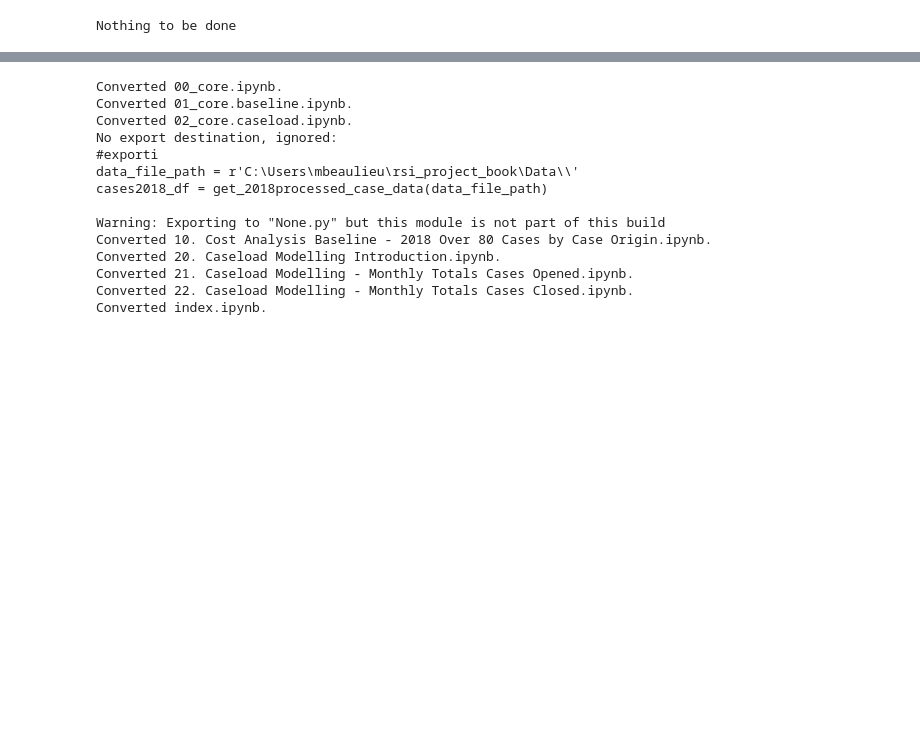
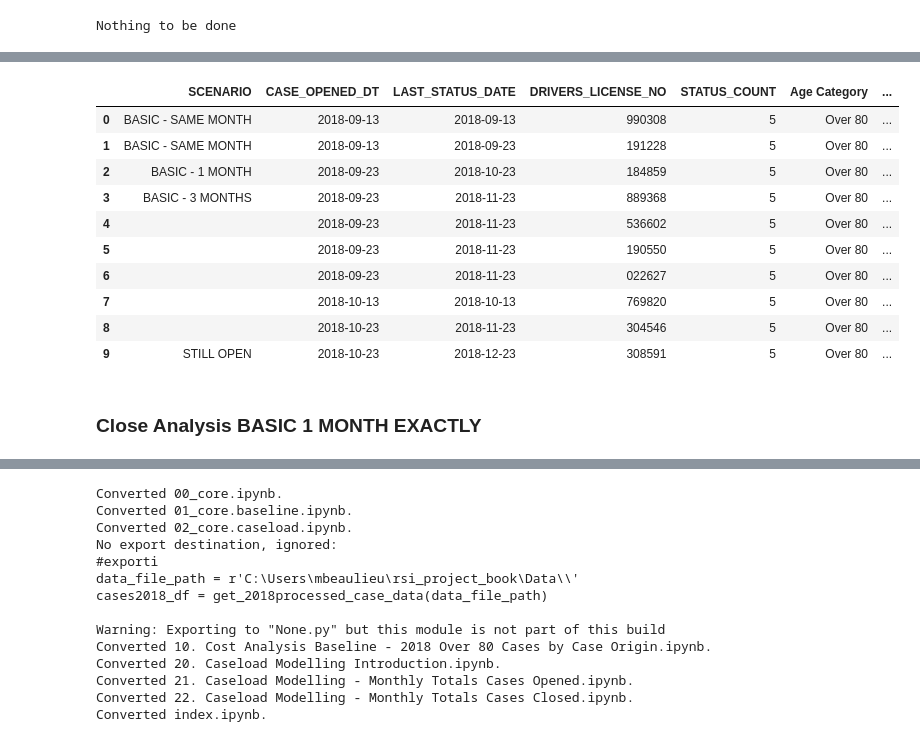
Before and after one commit to ezrider/cheeky-monkey, a Jupyter notebook: 02_core.caseload.ipynb, the cells around one changed output, grey strips where cells are left out. Drawn from its saved outputs; the diff is of its cells as text; code cells hidden in the pictures; blank space fills up the shorter version.

```diff
--- a/02_core.caseload.ipynb
+++ b/02_core.caseload.ipynb
@@ -292,0 +598,77 @@ Nothing to be done
+# %%
+opened_dt = [
+    '2018-09-13'
+    ,'2018-09-13'
+    ,'2018-09-23'
+    ,'2018-09-23'
+    ,'2018-09-23'
+    ,'2018-09-23'
+    ,'2018-09-23'
+    ,'2018-10-13'
+    ,'2018-10-23'
+    ,'2018-10-23' ]
+last_status_dt = [
+    '2018-09-13'
+    ,'2018-09-23'
+    ,'2018-10-23'
+    ,'2018-11-23'
+    ,'2018-11-23'
+    ,'2018-11-23'
+    ,'2018-11-23'
+    ,'2018-10-13'
+    ,'2018-11-23'
+    ,'2018-12-23' ]
+
+dl_no = [
+    '990308'
+,    '191228'
+,    '184859'
+,    '889368'
+,    '536602'
+,    '190550'
+,    '022627'
+,    '769820'
+,    '304546'
+,    '308591'
+]
+
+scenario_type = [
+    'BASIC - SAME MONTH'
+,    'BASIC - SAME MONTH'
+,    'BASIC - 1 MONTH'
+,    'BASIC - 3 MONTHS'
+,    ''
+,    ''
+,    ''
+,    ''
+,    ''
+,    'STILL OPEN'
+]
+
+#output_string = ''.join(random.SystemRandom().choice(string.ascii_letters + string.digits) for _ in range(10))
+
+zipped = list(zip( scenario_type, pd.to_datetime(opened_dt), pd.to_datetime(last_status_dt), dl_no ))
+
+sample_cases_df = pd.DataFrame(zipped, columns=['SCENARIO', 'CASE_OPENED_DT','LAST_STATUS_DATE', 'DRIVERS_LICENSE_NO'])
+
+#cases_df['DRIVERS_LICENSE_NO'] = cases_df.apply( lambda x: ''.join(random.SystemRandom().choice(string.ascii_letters + string.digits) for _ in range(6)), axis=1)
+#    cases_df['DRIVERS_LICENSE_NO'] = cases_df.apply( lambda x: ''.join(random.SystemRandom().choice(string.digits) for _ in range(6)), axis=1)
+sample_cases_df['STATUS_COUNT'] = sample_cases_df.apply( lambda x: 5, axis=1)
+sample_cases_df['Age Category'] = sample_cases_df.apply( lambda x: 'Over 80', axis=1)
+sample_cases_df['GENERAL_STATUS'] = sample_cases_df.apply( lambda x: 'Closed', axis=1)
+sample_cases_df.iloc[9,6] = 'Open'
+sample_cases_df
+# %% [output]
+|  | SCENARIO | CASE_OPENED_DT | LAST_STATUS_DATE | DRIVERS_LICENSE_NO | STATUS_COUNT | Age Category | ... |
+| 0 | BASIC - SAME MONTH | 2018-09-13 | 2018-09-13 | 990308 | 5 | Over 80 | ... |
+| 1 | BASIC - SAME MONTH | 2018-09-13 | 2018-09-23 | 191228 | 5 | Over 80 | ... |
+| 2 | BASIC - 1 MONTH | 2018-09-23 | 2018-10-23 | 184859 | 5 | Over 80 | ... |
+| 3 | BASIC - 3 MONTHS | 2018-09-23 | 2018-11-23 | 889368 | 5 | Over 80 | ... |
+| 4 |  | 2018-09-23 | 2018-11-23 | 536602 | 5 | Over 80 | ... |
+| 5 |  | 2018-09-23 | 2018-11-23 | 190550 | 5 | Over 80 | ... |
+| 6 |  | 2018-09-23 | 2018-11-23 | 022627 | 5 | Over 80 | ... |
+| 7 |  | 2018-10-13 | 2018-10-13 | 769820 | 5 | Over 80 | ... |
+| 8 |  | 2018-10-23 | 2018-11-23 | 304546 | 5 | Over 80 | ... |
+| 9 | STILL OPEN | 2018-10-23 | 2018-12-23 | 308591 | 5 | Over 80 | ... |
+# %% [markdown]
+### Close Analysis BASIC 1 MONTH EXACTLY
```
Also changed, not shown: parts of 51 cells of this notebook, 11 other files.
